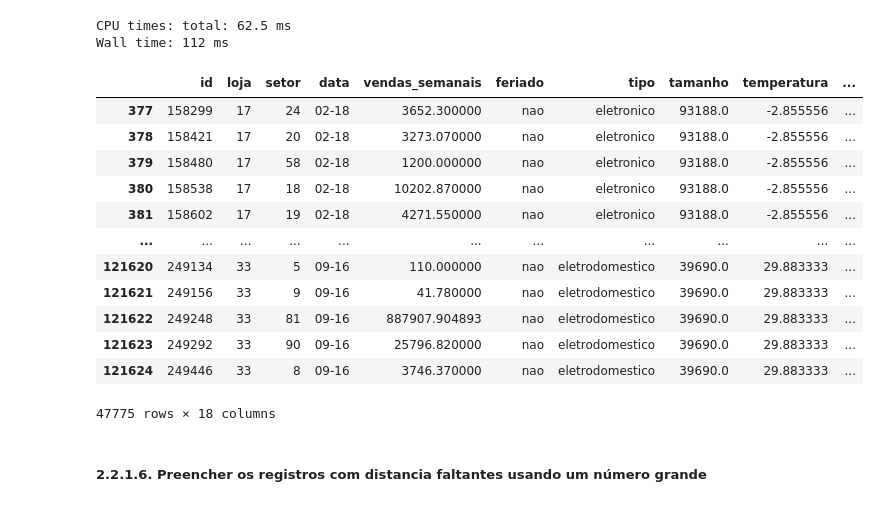
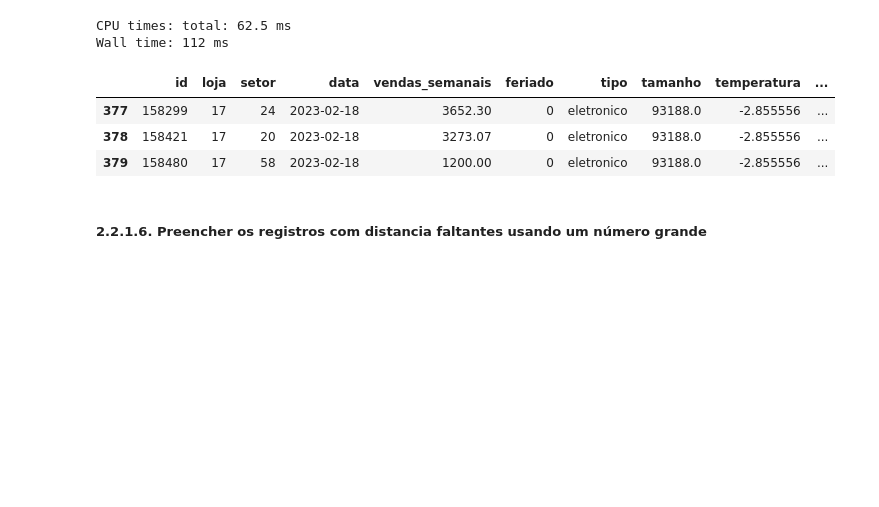
Before and after one commit to paulawehdorn/eletro_plaza_store_sales_prediction, a Jupyter notebook: eletro_plaza_v9.ipynb, the cells around one changed output. Saved outputs shown, nothing was run; the diff lists cells and outputs as text; code cells hidden in the pictures; blank space fills up the shorter version.

```diff
--- a/eletro_plaza_v9.ipynb
+++ b/eletro_plaza_v9.ipynb
@@ -338,21 +320,12 @@ df2['combustivel'] = df2['combustivel'].apply(lambda x: media if math.isnan(x) e
 CPU times: total: 62.5 ms
 Wall time: 112 ms
 # %%
-df2.iloc[comb_faltantes, :]
+df2.iloc[comb_faltantes, :].head(3)
 # %% [output]
 |  | id | loja | setor | data | vendas_semanais | feriado | tipo | tamanho | temperatura | ... |
-| 377 | 158299 | 17 | 24 | 02-18 | 3652.300000 | nao | eletronico | 93188.0 | -2.855556 | ... |
-| 378 | 158421 | 17 | 20 | 02-18 | 3273.070000 | nao | eletronico | 93188.0 | -2.855556 | ... |
-| 379 | 158480 | 17 | 58 | 02-18 | 1200.000000 | nao | eletronico | 93188.0 | -2.855556 | ... |
-| 380 | 158538 | 17 | 18 | 02-18 | 10202.870000 | nao | eletronico | 93188.0 | -2.855556 | ... |
-| 381 | 158602 | 17 | 19 | 02-18 | 4271.550000 | nao | eletronico | 93188.0 | -2.855556 | ... |
-| ... | ... | ... | ... | ... | ... | ... | ... | ... | ... | ... |
-| 121620 | 249134 | 33 | 5 | 09-16 | 110.000000 | nao | eletrodomestico | 39690.0 | 29.883333 | ... |
-| 121621 | 249156 | 33 | 9 | 09-16 | 41.780000 | nao | eletrodomestico | 39690.0 | 29.883333 | ... |
-| 121622 | 249248 | 33 | 81 | 09-16 | 887907.904893 | nao | eletrodomestico | 39690.0 | 29.883333 | ... |
-| 121623 | 249292 | 33 | 90 | 09-16 | 25796.820000 | nao | eletrodomestico | 39690.0 | 29.883333 | ... |
-| 121624 | 249446 | 33 | 8 | 09-16 | 3746.370000 | nao | eletrodomestico | 39690.0 | 29.883333 | ... |
+| 377 | 158299 | 17 | 24 | 2023-02-18 | 3652.30 | 0 | eletronico | 93188.0 | -2.855556 | ... |
+| 378 | 158421 | 17 | 20 | 2023-02-18 | 3273.07 | 0 | eletronico | 93188.0 | -2.855556 | ... |
+| 379 | 158480 | 17 | 58 | 2023-02-18 | 1200.00 | 0 | eletronico | 93188.0 | -2.855556 | ... |
-47775 rows × 18 columns
 # %% [markdown]
 ##### 2.2.1.6. Preencher os registros com distancia faltantes usando um número grande
 # %%
```
Also changed, not shown: parts of 79 cells of this notebook.
